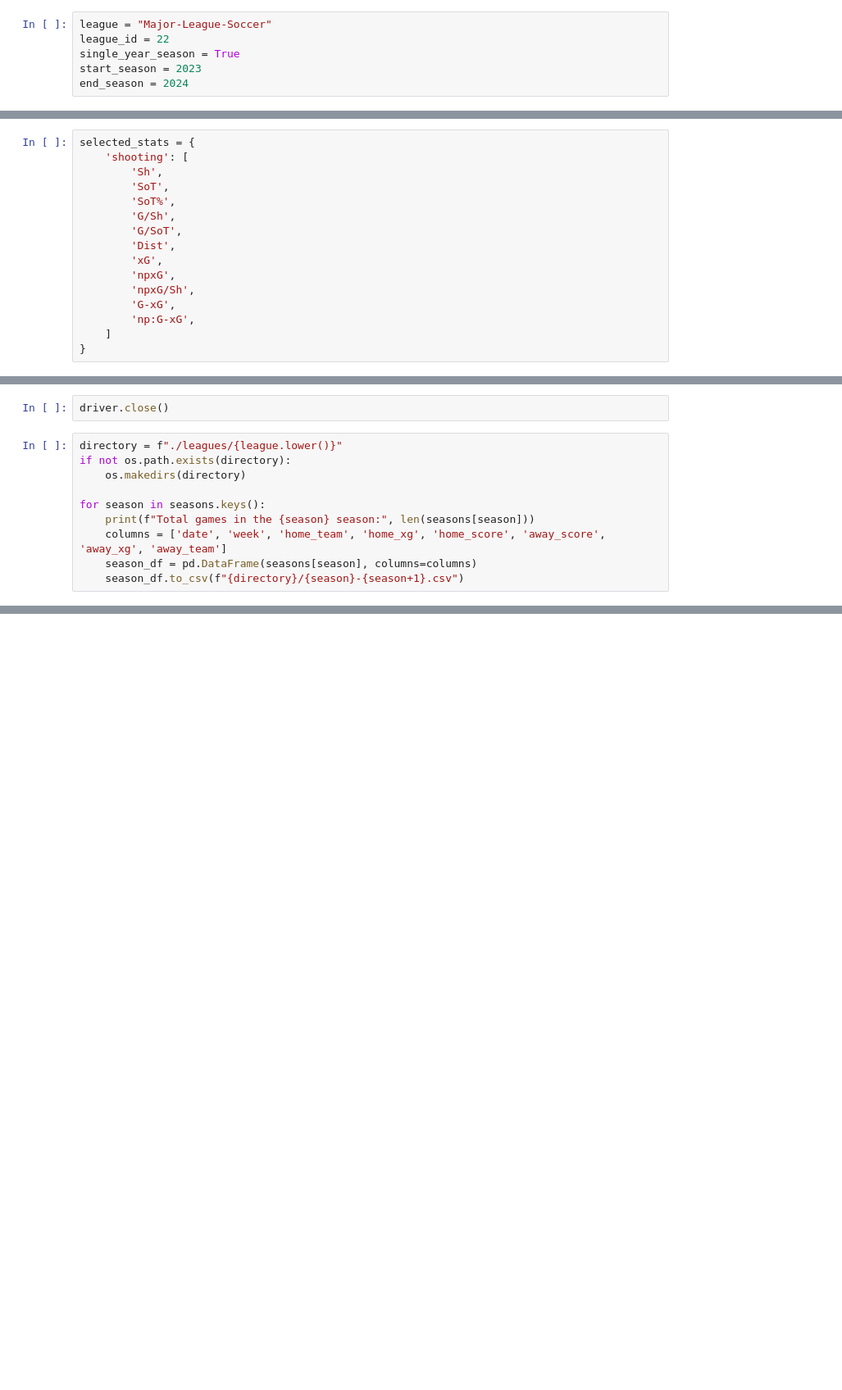
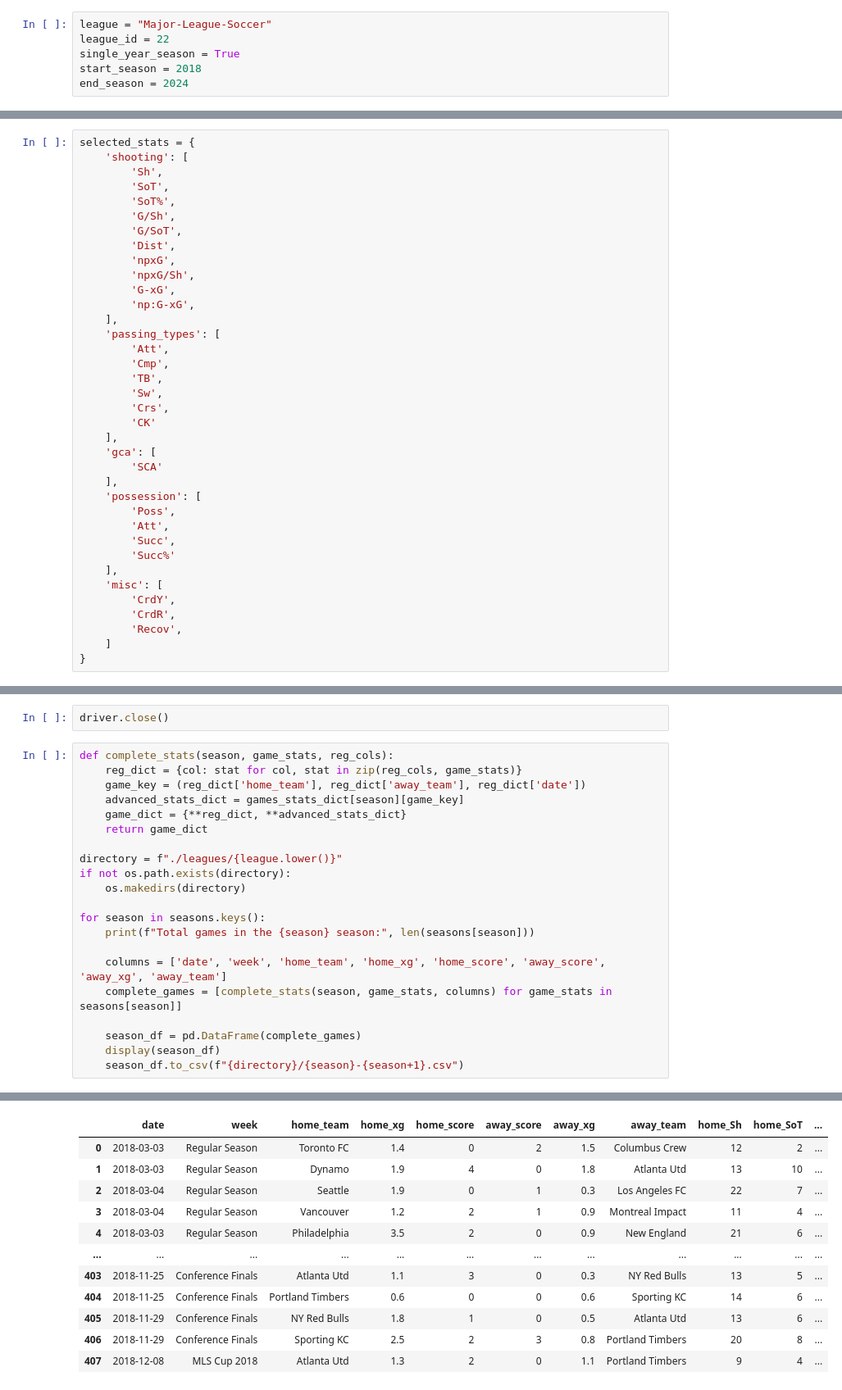
Before and after one commit to caiomelo22/football-data, a Jupyter notebook: fbref_scrapper.ipynb, the cells around one changed output, grey strips where cells are left out. Shown: that part at 82% size. Cells and saved outputs as stored; diff of their text form; blank space fills up the shorter version.

Commit message:
Scrapping advanced stats from fbref

```diff
--- a/fbref_scrapper.ipynb
+++ b/fbref_scrapper.ipynb
@@ -17,7 +17,7 @@ from IPython.display import clear_output
 league = "Major-League-Soccer"
 league_id = 22
 single_year_season = True
-start_season = 2023
+start_season = 2018
 end_season = 2024
 # %%
 option = Options()
@@ -91,11 +92,32 @@ selected_stats = {
         'G/Sh',
         'G/SoT',
         'Dist',
-        'xG',
         'npxG',
         'npxG/Sh',
         'G-xG',
         'np:G-xG',
+    ],
+    'passing_types': [
+        'Att',
+        'Cmp',
+        'TB',
+        'Sw',
+        'Crs',
+        'CK'
+    ],
+    'gca': [
+        'SCA'
+    ],
+    'possession': [
+        'Poss',
+        'Att',
+        'Succ',
+        'Succ%'
+    ],
+    'misc': [
+        'CrdY',
+        'CrdR',
+        'Recov',
     ]
 }
 # %%
@@ -134,13 +179,24 @@ np:G-xG: -0.4
 # %%
 driver.close()
 # %%
+def complete_stats(season, game_stats, reg_cols):
+    reg_dict = {col: stat for col, stat in zip(reg_cols, game_stats)}
+    game_key = (reg_dict['home_team'], reg_dict['away_team'], reg_dict['date'])
+    advanced_stats_dict = games_stats_dict[season][game_key]
+    game_dict = {**reg_dict, **advanced_stats_dict}
+    return game_dict
+
 directory = f"./leagues/{league.lower()}"
 if not os.path.exists(directory):
     os.makedirs(directory)
 
 for season in seasons.keys():
     print(f"Total games in the {season} season:", len(seasons[season]))
+
     columns = ['date', 'week', 'home_team', 'home_xg', 'home_score', 'away_score', 'away_xg', 'away_team']
-    season_df = pd.DataFrame(seasons[season], columns=columns)
+    complete_games = [complete_stats(season, game_stats, columns) for game_stats in seasons[season]]
+
+    season_df = pd.DataFrame(complete_games)
+    display(season_df)
     season_df.to_csv(f"{directory}/{season}-{season+1}.csv")
 # %% [output]
@@ -147,0 +204,12 @@ Total games in the 2023 season: 80
+|  | date | week | home_team | home_xg | home_score | away_score | away_xg | away_team | home_Sh | home_SoT | ... |
+| 0 | 2018-03-03 | Regular Season | Toronto FC | 1.4 | 0 | 2 | 1.5 | Columbus Crew | 12 | 2 | ... |
+| 1 | 2018-03-03 | Regular Season | Dynamo | 1.9 | 4 | 0 | 1.8 | Atlanta Utd | 13 | 10 | ... |
+| 2 | 2018-03-04 | Regular Season | Seattle | 1.9 | 0 | 1 | 0.3 | Los Angeles FC | 22 | 7 | ... |
+| 3 | 2018-03-04 | Regular Season | Vancouver | 1.2 | 2 | 1 | 0.9 | Montreal Impact | 11 | 4 | ... |
+| 4 | 2018-03-03 | Regular Season | Philadelphia | 3.5 | 2 | 0 | 0.9 | New England | 21 | 6 | ... |
+| ... | ... | ... | ... | ... | ... | ... | ... | ... | ... | ... | ... |
+| 403 | 2018-11-25 | Conference Finals | Atlanta Utd | 1.1 | 3 | 0 | 0.3 | NY Red Bulls | 13 | 5 | ... |
+| 404 | 2018-11-25 | Conference Finals | Portland Timbers | 0.6 | 0 | 0 | 0.6 | Sporting KC | 14 | 6 | ... |
+| 405 | 2018-11-29 | Conference Finals | NY Red Bulls | 1.8 | 1 | 0 | 0.5 | Atlanta Utd | 13 | 6 | ... |
+| 406 | 2018-11-29 | Conference Finals | Sporting KC | 2.5 | 2 | 3 | 0.8 | Portland Timbers | 20 | 8 | ... |
+| 407 | 2018-12-08 | MLS Cup 2018 | Atlanta Utd | 1.3 | 2 | 0 | 1.1 | Portland Timbers | 9 | 4 | ... |
```
Also changed, not shown: parts of 3 cells of this notebook, 1 other file.
